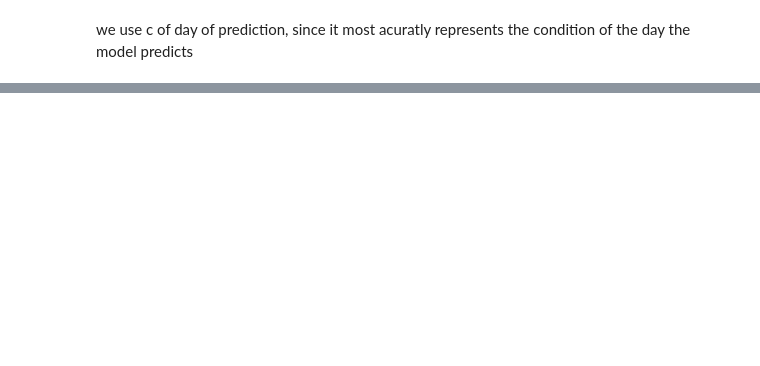
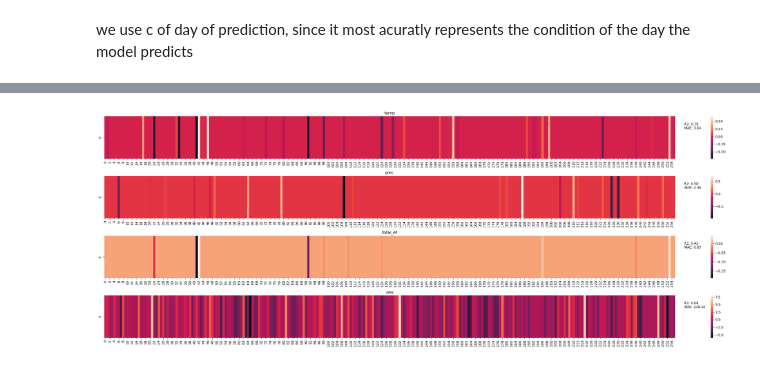
Before and after one commit to tripleUU-U/lamah-ce_lstm, a Jupyter notebook: analysis/probing.ipynb, the cells around one changed output, grey strips where cells are left out. Drawn from its saved outputs; the diff is of its cells as text; code cells hidden in the pictures; blank space fills up the shorter version.

```diff
--- a/analysis/probing.ipynb
+++ b/analysis/probing.ipynb
@@ -173,0 +222,28 @@ lamah_gdf.plot(column="probe_labels")
+# %%
+with open("/home/wuhlmann/BA/data/processed_data/probing/full_q_512_3011_185525_cell_states_2m_temp_mean_domain_probe.p", "rb") as f:
+    temp_domain_probe_results = pickle.load(f)
+
+with open("/home/wuhlmann/BA/data/processed_data/probing/full_q_512_3011_185525_cell_states_prec_domain_probe.p", "rb") as f:
+    prec_domain_probe_results = pickle.load(f)
+
+with open("/home/wuhlmann/BA/data/processed_data/probing/full_q_512_3011_185525_cell_states_total_et_domain_probe.p", "rb") as f:
+    total_et_domain_probe_results = pickle.load(f)
+
+with open("/home/wuhlmann/BA/data/processed_data/probing/full_q_512_3011_185525_cell_states_swe_domain_probe.p", "rb") as f:
+    swe_domain_probe_results = pickle.load(f)
+# %%
+fig, axs = plt.subplots(4,1, figsize=(30,10))
+
+for ax, probe, name in zip(
+	axs.ravel(),
+	[temp_domain_probe_results, prec_domain_probe_results, total_et_domain_probe_results, swe_domain_probe_results],
+	["temp", "prec", "total_et", "swe"]):
+
+	sns.heatmap(np.reshape(probe["train_results"]["model"].coef_,(1,256)), ax=ax)
+	ax.text(x=260, y=0.3, s=f"R2: {probe['train_results']['R2']:.2f} \nMAE: {probe['train_results']['MAE']:.2f}")
+	ax.set_title(name)
+
+
+plt.tight_layout()
+# %% [output]
+[figure, added]
```
Also changed, not shown: parts of 20 cells of this notebook, 5 other files.
